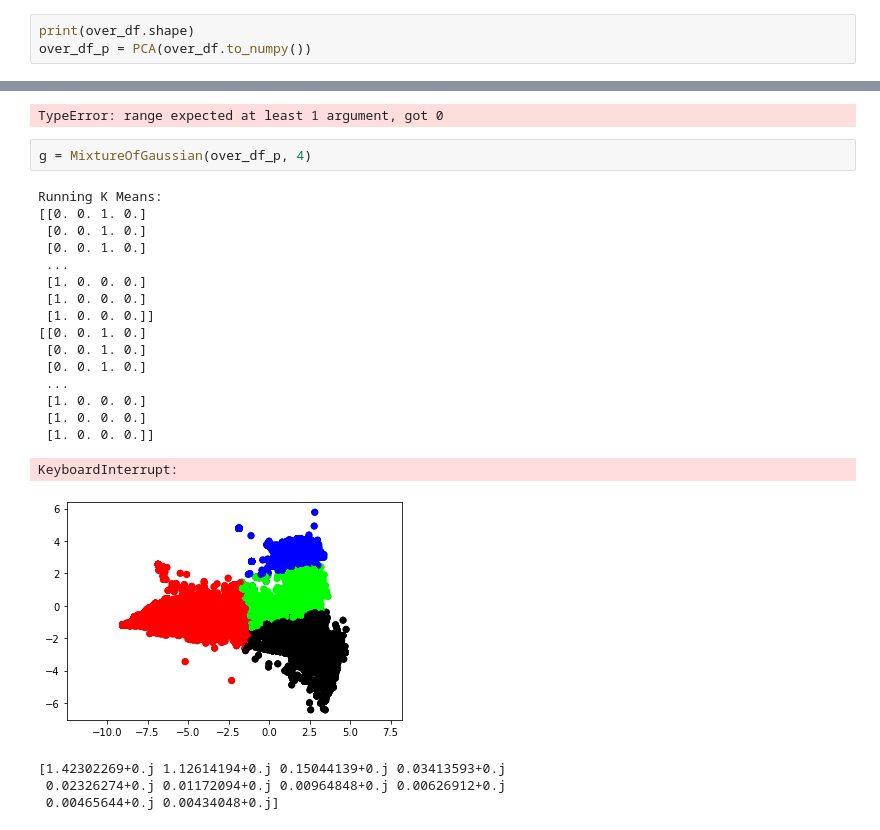
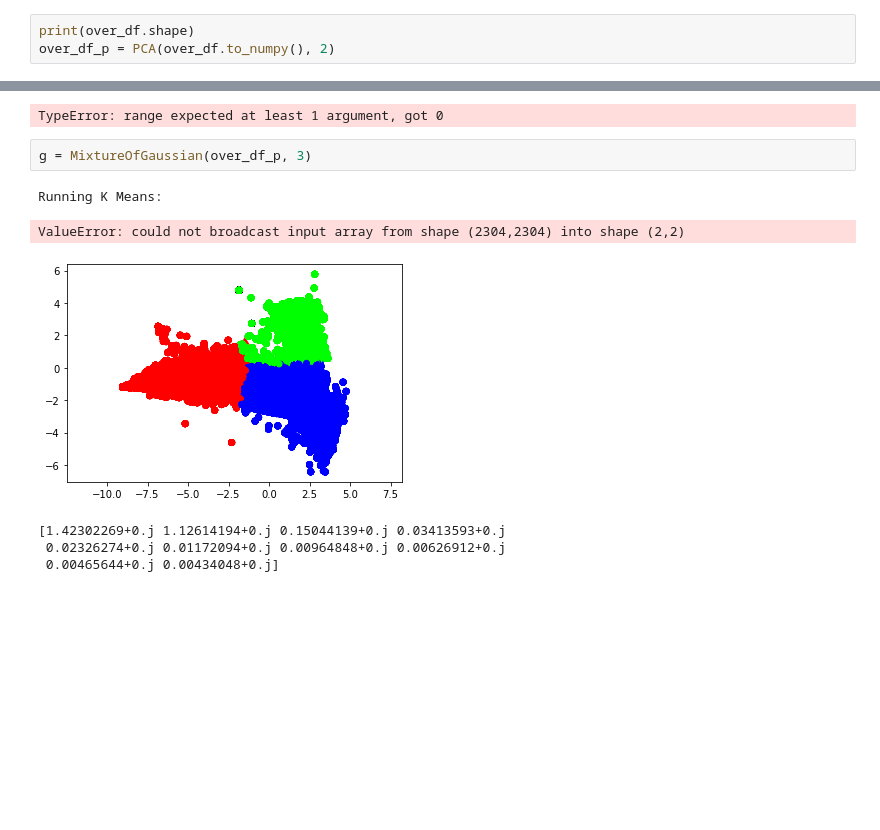
Before and after one commit to lukemcdermottt/Star-Lab, a Jupyter notebook: Phys-PCA.ipynb, the cells around one changed output, grey strips where cells are left out. Cells and saved outputs as stored; diff of their text form; blank space fills up the shorter version.

```diff
--- a/Phys-PCA.ipynb
+++ b/Phys-PCA.ipynb
@@ -162,6 +162,6 @@ x shape: (42008, 441)
 PCA shape: (42008, 2)
 # %%
 print(over_df.shape)
-over_df_p = PCA(over_df.to_numpy())
+over_df_p = PCA(over_df.to_numpy(), 2)
 # %% [output]
 (81248, 441)
@@ -232,25 +220,11 @@ for i in range():
 # %% [output]
 TypeError: range expected at least 1 argument, got 0
 # %%
-g = MixtureOfGaussian(over_df_p, 4)
+g = MixtureOfGaussian(over_df_p, 3)
 # %% [output]
 Running K Means:
-[[0. 0. 1. 0.]
- [0. 0. 1. 0.]
- [0. 0. 1. 0.]
- ...
- [1. 0. 0. 0.]
- [1. 0. 0. 0.]
- [1. 0. 0. 0.]]
-[[0. 0. 1. 0.]
- [0. 0. 1. 0.]
- [0. 0. 1. 0.]
- ...
- [1. 0. 0. 0.]
- [1. 0. 0. 0.]
- [1. 0. 0. 0.]]
-KeyboardInterrupt:
+ValueError: could not broadcast input array from shape (2304,2304) into shape (2,2)
-[figure, old version]
+[figure, new version]
 # %%
 # %% [output]
 [1.42302269+0.j 1.12614194+0.j 0.15044139+0.j 0.03413593+0.j
```
Also changed, not shown: parts of 3 cells of this notebook, 6 other files.
